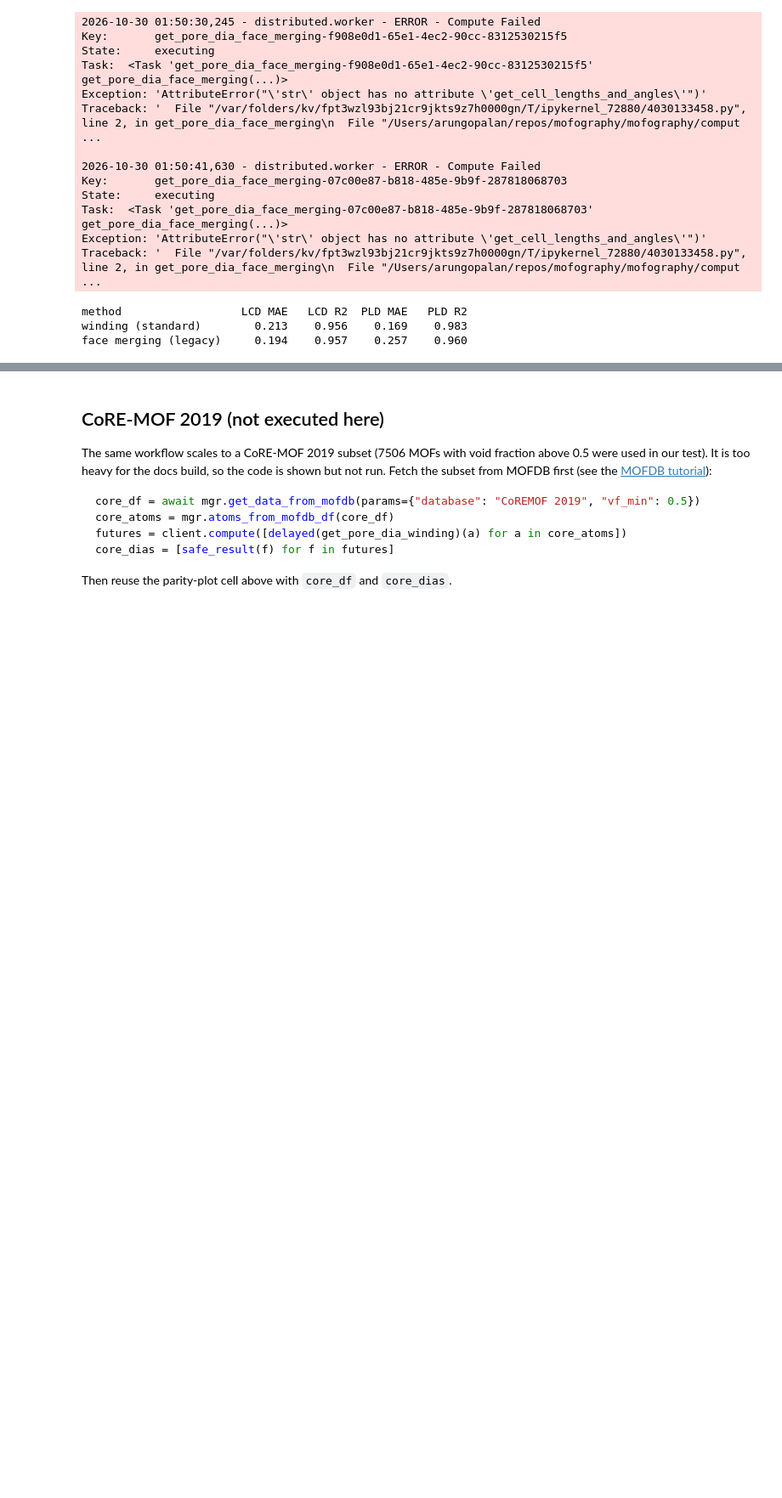
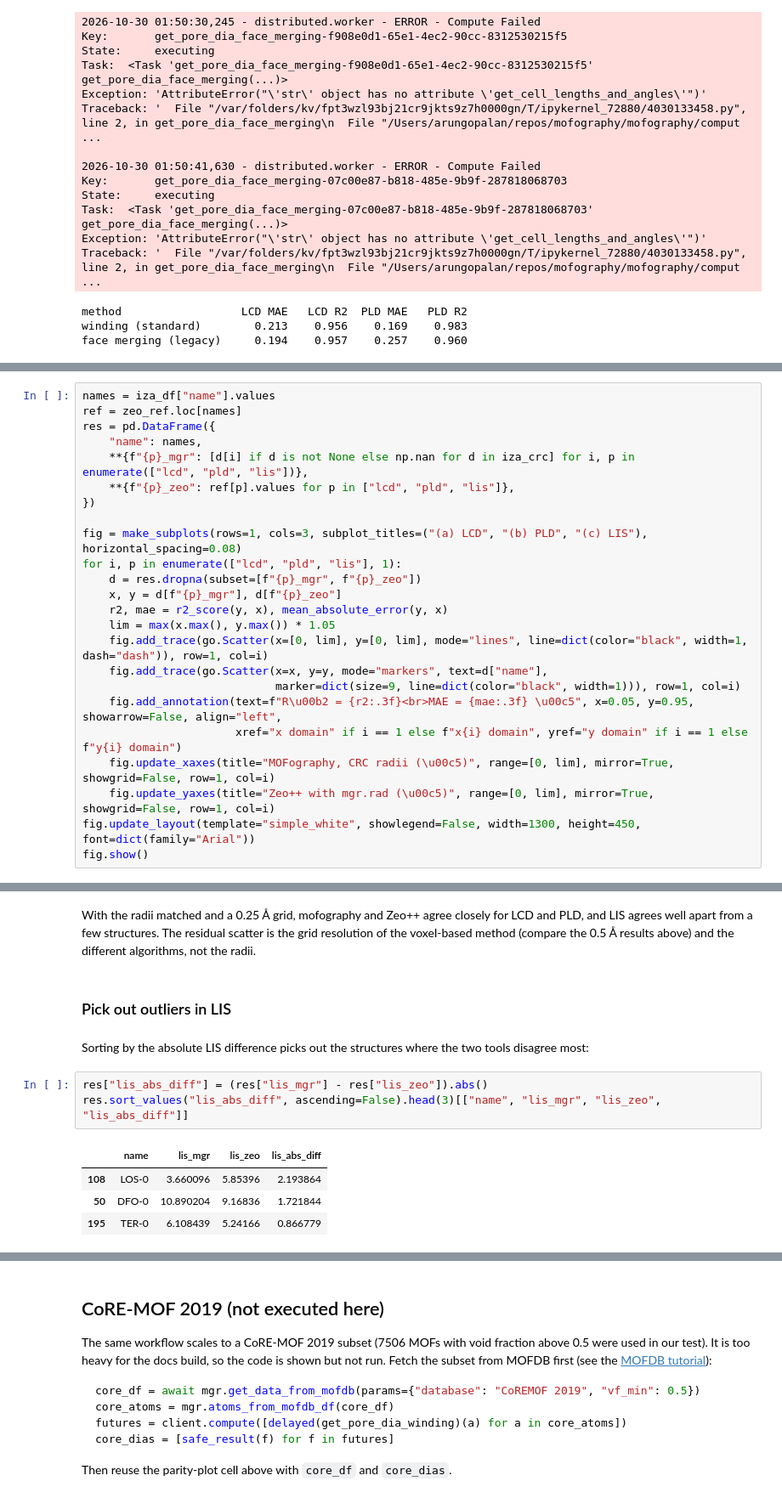
Before and after one commit to mofography/mofography, a Jupyter notebook: docs/compute_pore_diameters.ipynb, the cells around one changed output, grey strips where cells are left out. Shown at 85% size. Cells and saved outputs as stored; diff of their text form; blank space fills up the shorter version.

```diff
--- a/docs/compute_pore_diameters.ipynb
+++ b/docs/compute_pore_diameters.ipynb
@@ -263,0 +356,24 @@ face merging (legacy)     0.194    0.957    0.257    0.960
+# %%
+names = iza_df["name"].values
+ref = zeo_ref.loc[names]
+res = pd.DataFrame({
+    "name": names,
+    **{f"{p}_mgr": [d[i] if d is not None else np.nan for d in iza_crc] for i, p in enumerate(["lcd", "pld", "lis"])},
+    **{f"{p}_zeo": ref[p].values for p in ["lcd", "pld", "lis"]},
+})
+
+fig = make_subplots(rows=1, cols=3, subplot_titles=("(a) LCD", "(b) PLD", "(c) LIS"), horizontal_spacing=0.08)
+for i, p in enumerate(["lcd", "pld", "lis"], 1):
+    d = res.dropna(subset=[f"{p}_mgr", f"{p}_zeo"])
+    x, y = d[f"{p}_mgr"], d[f"{p}_zeo"]
+    r2, mae = r2_score(y, x), mean_absolute_error(y, x)
+    lim = max(x.max(), y.max()) * 1.05
+    fig.add_trace(go.Scatter(x=[0, lim], y=[0, lim], mode="lines", line=dict(color="black", width=1, dash="dash")), row=1, col=i)
+    fig.add_trace(go.Scatter(x=x, y=y, mode="markers", text=d["name"],
+                             marker=dict(size=9, line=dict(color="black", width=1))), row=1, col=i)
+    fig.add_annotation(text=f"R\u00b2 = {r2:.3f}<br>MAE = {mae:.3f} \u00c5", x=0.05, y=0.95, showarrow=False, align="left",
+                       xref="x domain" if i == 1 else f"x{i} domain", yref="y domain" if i == 1 else f"y{i} domain")
+    fig.update_xaxes(title="MOFography, CRC radii (\u00c5)", range=[0, lim], mirror=True, showgrid=False, row=1, col=i)
+    fig.update_yaxes(title="Zeo++ with mgr.rad (\u00c5)", range=[0, lim], mirror=True, showgrid=False, row=1, col=i)
+fig.update_layout(template="simple_white", showlegend=False, width=1300, height=450, font=dict(family="Arial"))
+fig.show()
@@ -263,0 +382,14 @@ face merging (legacy)     0.194    0.957    0.257    0.960
+# %% [markdown]
+With the radii matched and a 0.25 Å grid, mofography and Zeo++ agree closely for LCD and PLD, and LIS agrees well apart from a few structures. The residual scatter is the grid resolution of the voxel-based method (compare the 0.5 Å results above) and the different algorithms, not the radii.
+# %% [markdown]
+### Pick out outliers in LIS
+# %% [markdown]
+Sorting by the absolute LIS difference picks out the structures where the two tools disagree most:
+# %%
+res["lis_abs_diff"] = (res["lis_mgr"] - res["lis_zeo"]).abs()
+res.sort_values("lis_abs_diff", ascending=False).head(3)[["name", "lis_mgr", "lis_zeo", "lis_abs_diff"]]
+# %% [output]
+|  | name | lis_mgr | lis_zeo | lis_abs_diff |
+| 108 | LOS-0 | 3.660096 | 5.85396 | 2.193864 |
+| 50 | DFO-0 | 10.890204 | 9.16836 | 1.721844 |
+| 195 | TER-0 | 6.108439 | 5.24166 | 0.866779 |
```
Also changed, not shown: parts of 13 cells of this notebook, 1 other file.
